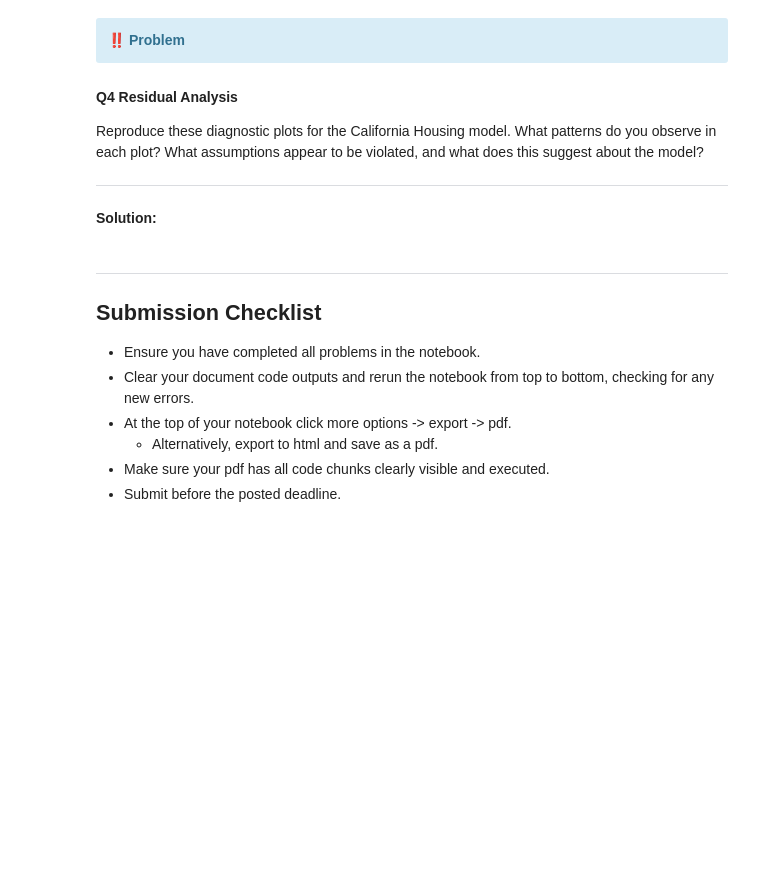
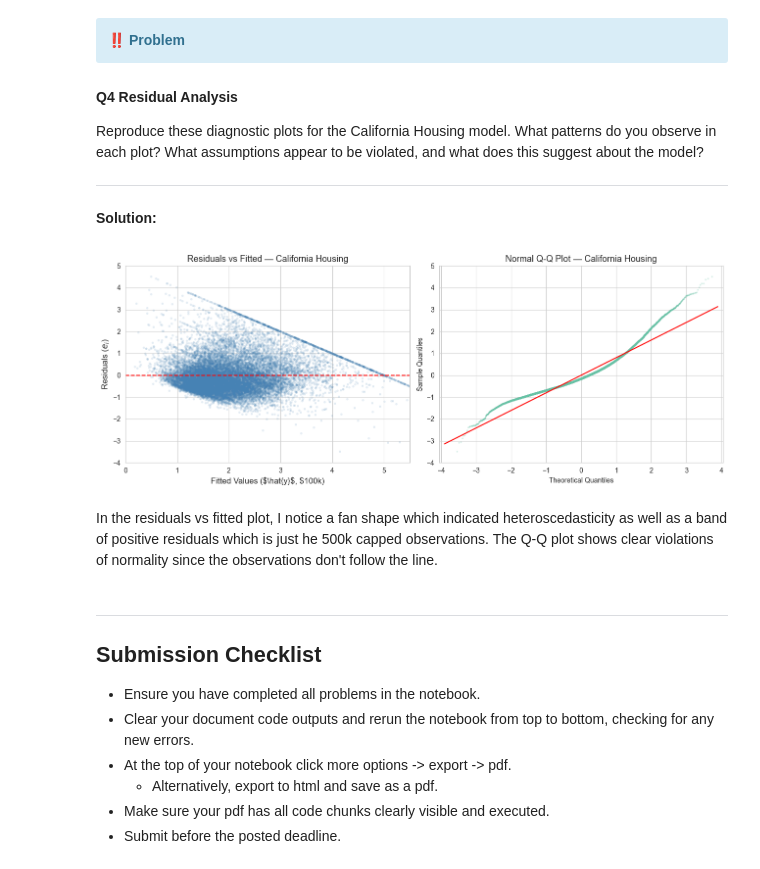
Before and after one commit to aldonunez05/pstat-100, a Jupyter notebook: Lab 7 - Multiple Linear Regression.ipynb, the cells around one changed output. Drawn from its saved outputs; the diff is of its cells as text; code cells hidden in the pictures; blank space fills up the shorter version.

```diff
--- a/Lab 7 - Multiple Linear Regression.ipynb
+++ b/Lab 7 - Multiple Linear Regression.ipynb
@@ -379,6 +548,31 @@ Reproduce these diagnostic plots for the California Housing model.  What pattern
 
 ---
 **Solution:**
+# %%
+fig, axes = plt.subplots(1, 2, figsize=(13, 5))
+
+# Residuals vs Fitted
+axes[0].scatter(model_h.fittedvalues, model_h.resid,
+                alpha=0.10, s=6, color='steelblue', rasterized=True)
+axes[0].axhline(0, color='red', linestyle='--', lw=1.5)
+axes[0].set_xlim([0, 5.5])
+axes[0].set_ylim([-4, 5])
+axes[0].set_xlabel('Fitted Values ($\\hat{y}$, $100k)', fontsize=12)
+axes[0].set_ylabel('Residuals ($e_i$)', fontsize=12)
+axes[0].set_title('Residuals vs Fitted — California Housing', fontsize=13)
+
+# Normal Q-Q plot
+qqplot(model_h.resid, line='s', ax=axes[1], alpha=0.20,
+       marker='.', markersize=3)
+axes[1].set_ylim([-4, 5])
+axes[1].set_title('Normal Q-Q Plot — California Housing', fontsize=13)
+
+plt.tight_layout()
+plt.show()
+# %% [output]
+[figure, added]
+# %% [markdown]
+In the residuals vs fitted plot, I notice a fan shape which indicated heteroscedasticity as well as a band of positive residuals which is just he 500k capped observations. The Q-Q plot shows clear violations of normality since the observations don't follow the line.
 # %% [markdown]
 ---
 
```
Also changed, not shown: parts of 16 cells of this notebook, 3 other files.
